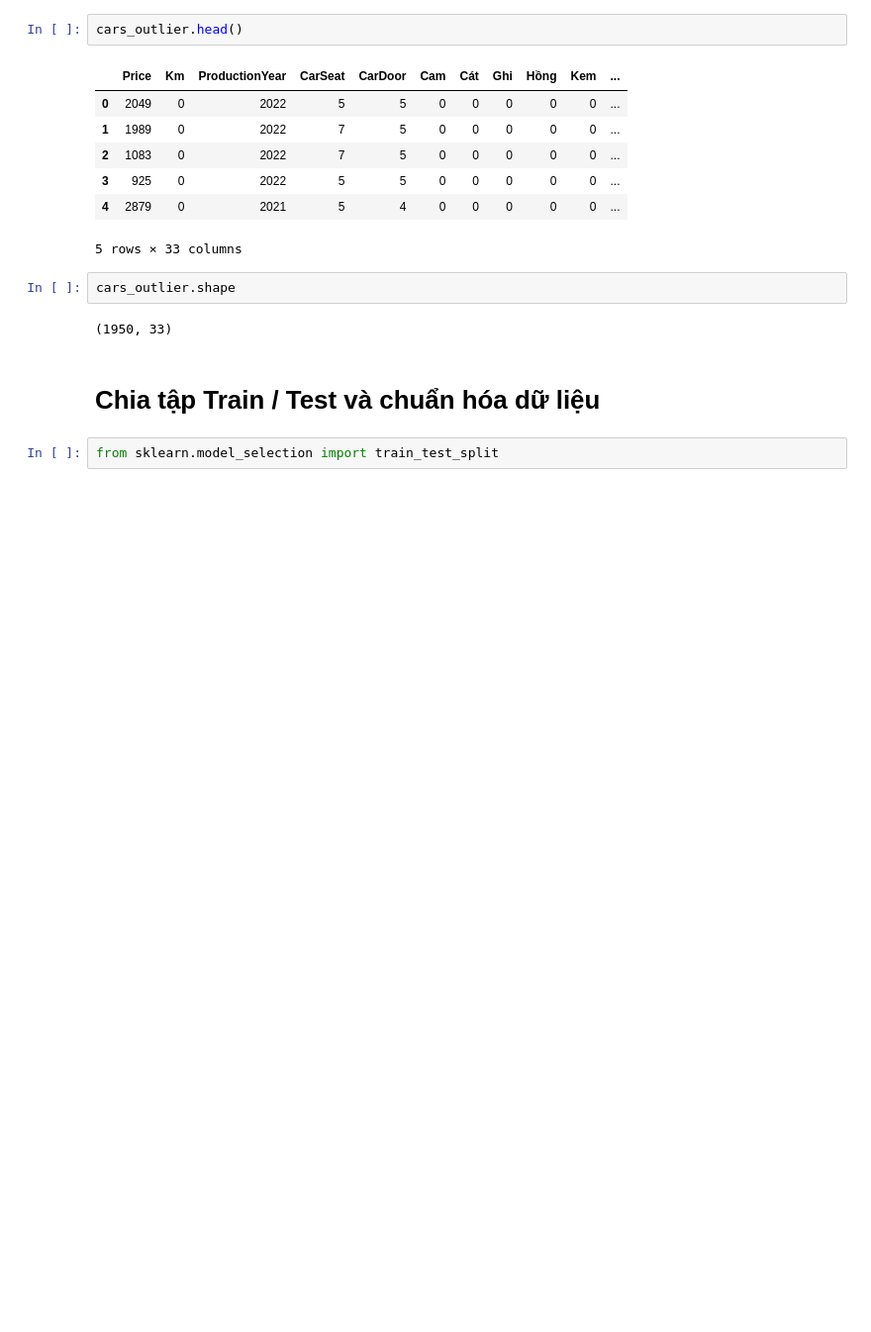
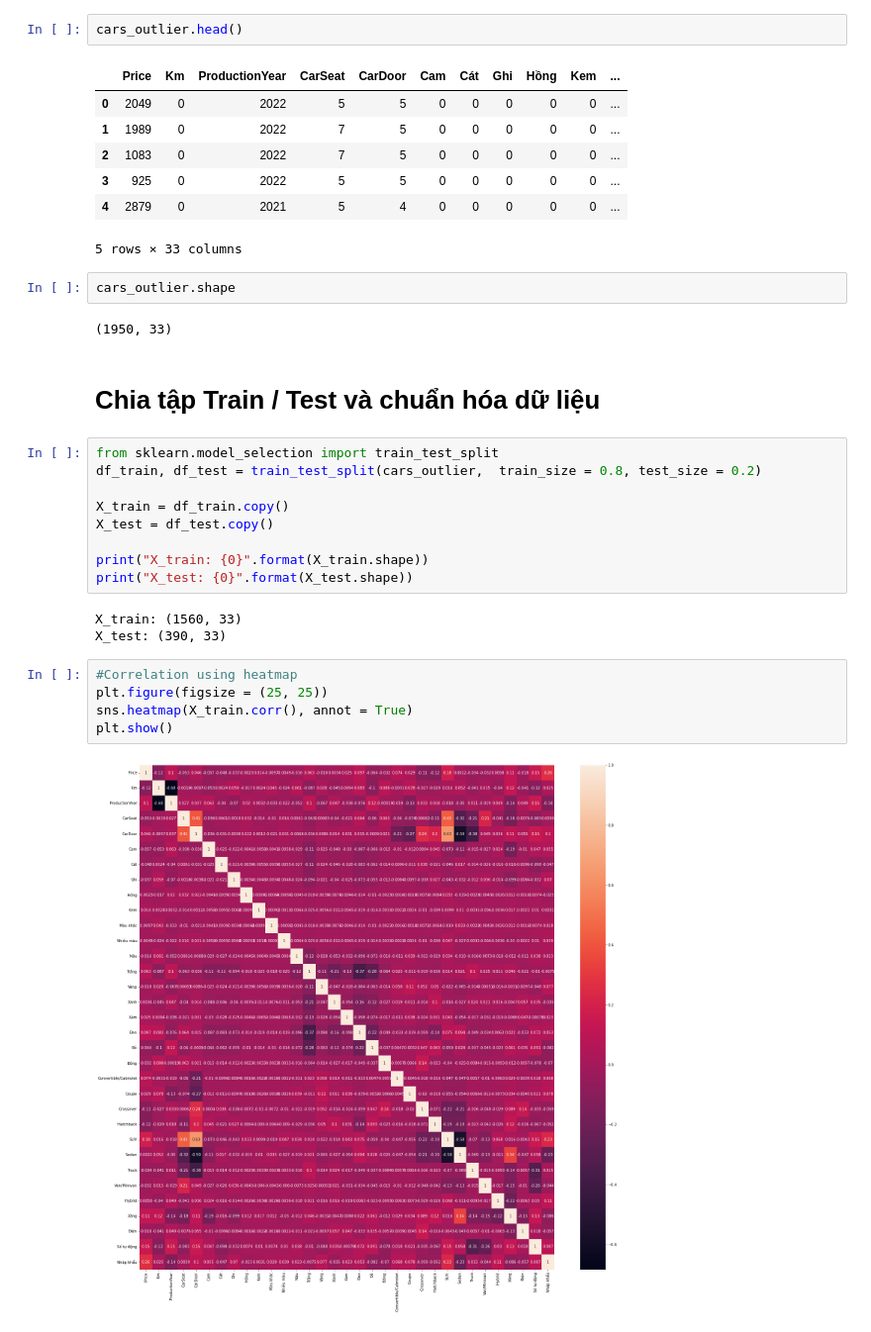
Before and after one commit to Kim-bk/car-price-prediction, a Jupyter notebook: Kim/linear_regression.ipynb, the cells around one changed output. Shown at 99% size. Saved outputs shown, nothing was run; the diff lists cells and outputs as text; blank space fills up the shorter version.

```diff
--- a/Kim/linear_regression.ipynb
+++ b/Kim/linear_regression.ipynb
@@ -387,5 +387,22 @@ cars_outlier.shape
 (1950, 33)
 # %% [markdown]
 # Chia tập Train / Test và chuẩn hóa dữ liệu
-# %%
-from sklearn.model_selection import train_test_split
+# %%
+from sklearn.model_selection import train_test_split
+df_train, df_test = train_test_split(cars_outlier,  train_size = 0.8, test_size = 0.2)
+
+X_train = df_train.copy()
+X_test = df_test.copy()
+
+print("X_train: {0}".format(X_train.shape))
+print("X_test: {0}".format(X_test.shape))
+# %% [output]
+X_train: (1560, 33)
+X_test: (390, 33)
+# %%
+#Correlation using heatmap
+plt.figure(figsize = (25, 25))
+sns.heatmap(X_train.corr(), annot = True)
+plt.show()
+# %% [output]
+[figure, added]
```
Also changed, not shown: parts of 9 cells of this notebook.
